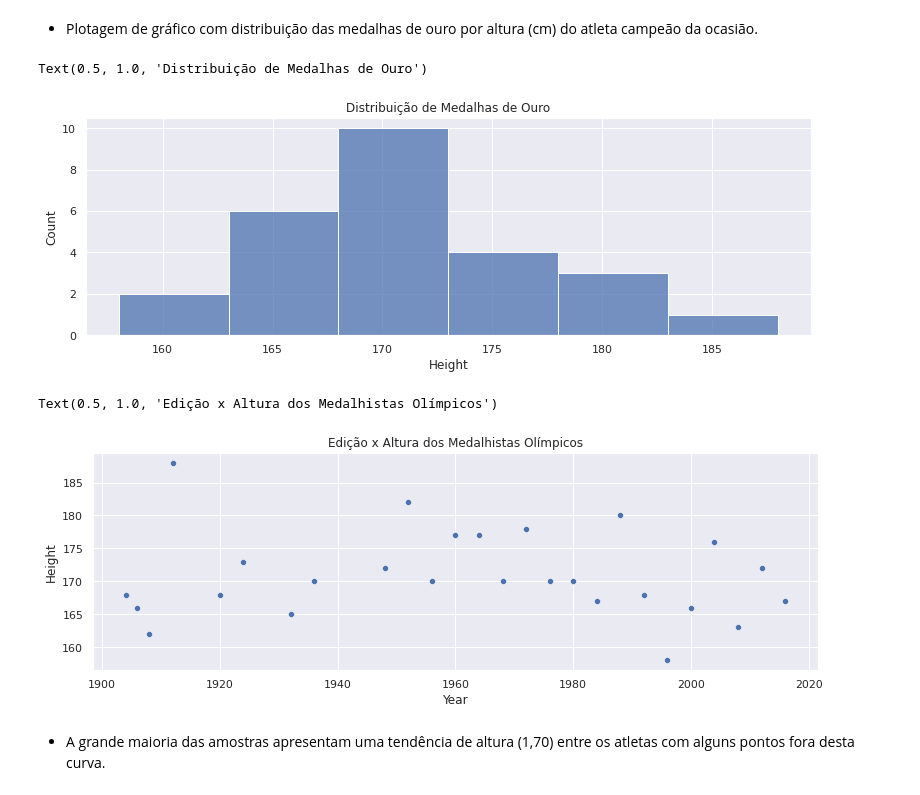
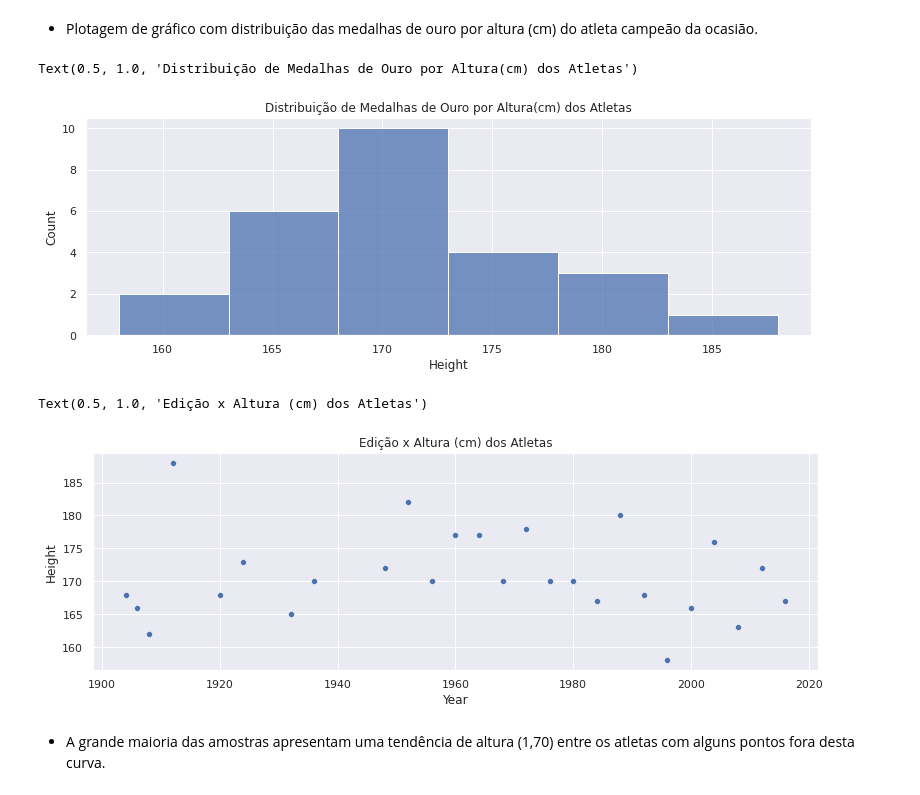
Before and after one commit to MSClaus/Olimpiadas_Analise, a Jupyter notebook: Jogos_Olimpicos.ipynb, the cells around one changed output. Cells and saved outputs as stored; diff of their text form; code cells hidden in the pictures.

```diff
--- a/Jogos_Olimpicos.ipynb
+++ b/Jogos_Olimpicos.ipynb
@@ -227,18 +229,18 @@ Text(0.5, 1.0, 'Distribuição de Medalhas de Ouro/ Idade')
 # %%
 plt.figure(figsize=(13, 4))
 plt.tight_layout()
 sns.histplot(x=maratonaMasculino['Height'])
-plt.title('Distribuição de Medalhas de Ouro')
+plt.title('Distribuição de Medalhas de Ouro por Altura(cm) dos Atletas')
 # %% [output]
-Text(0.5, 1.0, 'Distribuição de Medalhas de Ouro')
+Text(0.5, 1.0, 'Distribuição de Medalhas de Ouro por Altura(cm) dos Atletas')
-[figure, old version]
+[figure, new version]
 # %%
 plt.figure(figsize=(13, 4))
 ax = sns.scatterplot(x="Year", y="Height", data=maratonaMasculino)
-plt.title('Edição x Altura dos Medalhistas Olímpicos')
+plt.title('Edição x Altura (cm) dos Atletas')
 # %% [output]
-Text(0.5, 1.0, 'Edição x Altura dos Medalhistas Olímpicos')
+Text(0.5, 1.0, 'Edição x Altura (cm) dos Atletas')
-[figure, old version]
+[figure, new version]
 # %% [markdown]
 - A grande maioria das amostras apresentam uma tendência de altura (1,70) entre os atletas com alguns pontos fora desta curva.
 # %% [markdown]
```
Also changed, not shown: parts of 13 cells of this notebook.
